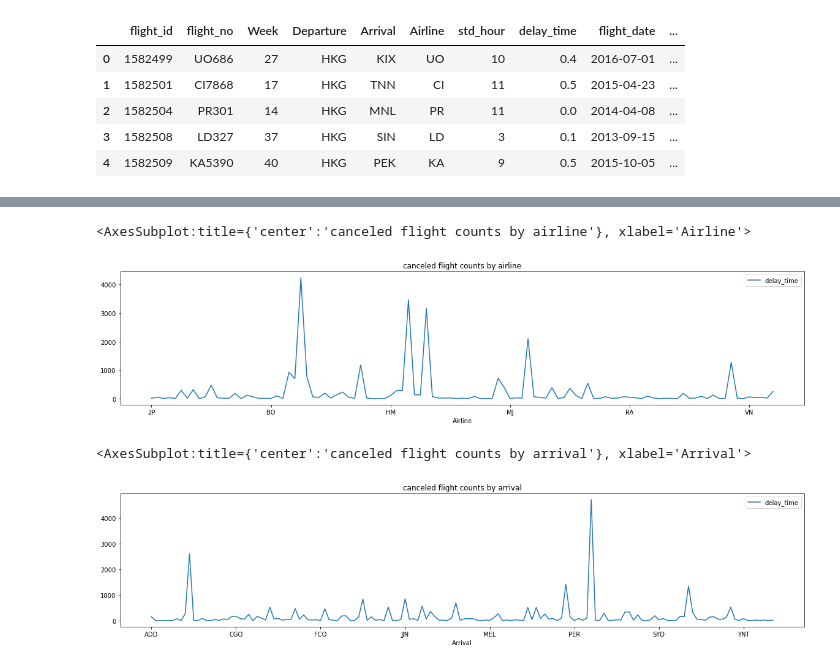
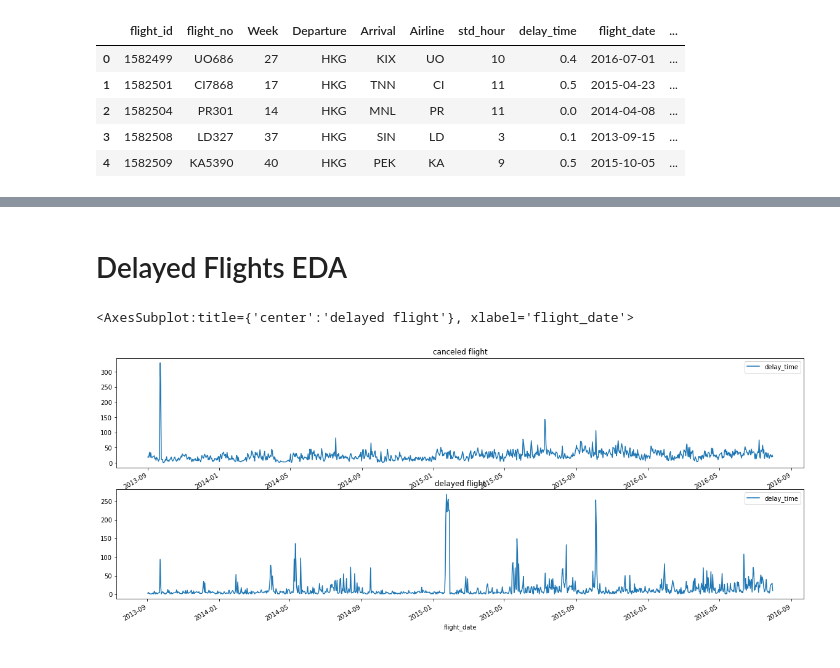
Before and after one commit to timsu27/flight_delays, a Jupyter notebook: flight_delays.ipynb, the cells around one changed output, grey strips where cells are left out. Drawn from its saved outputs; the diff is of its cells as text; code cells hidden in the pictures.

Commit message:
canceled & delayed update

```diff
--- a/flight_delays.ipynb
+++ b/flight_delays.ipynb
@@ -50,12 +38,4 @@ cancel_flights[['flight_year', 'flight_month','delay_time']].groupby(['flight_ye
-# %%
-cancel_flights = df[df.delay_time == 9999]
-cancel_flights[['Airline','delay_time']].groupby(['Airline']).count().plot(title="canceled flight counts by airline", figsize=(20,4))
-# %% [output]
-<AxesSubplot:title={'center':'canceled flight counts by airline'}, xlabel='Airline'>
-[figure, removed]
-# %%
-cancel_flights = df[df.delay_time == 9999]
-cancel_flights[['Arrival','delay_time']].groupby(['Arrival']).count().plot(title="canceled flight counts by arrival", figsize=(20,4))
-# %% [output]
-<AxesSubplot:title={'center':'canceled flight counts by arrival'}, xlabel='Arrival'>
-[figure, removed]
+# %% [markdown]
+# Delayed Flights EDA
+# %%
+delayed_flights = df[(df.delay_time >= 3)&(df.delay_time != 9999)]
@@ -61,0 +44,8 @@ cancel_flights[['Arrival','delay_time']].groupby(['Arrival']).count().plot(title
+# %%
+fig, ax=plt.subplots(nrows=2, ncols=1, figsize=(20, 8))
+
+cancel_flights[['flight_date','delay_time']].groupby(['flight_date']).count().plot(title="canceled flight", ax=ax[0])
+delayed_flights[['flight_date','delay_time']].groupby(['flight_date']).count().plot(title="delayed flight", ax=ax[1])
+# %% [output]
+<AxesSubplot:title={'center':'delayed flight'}, xlabel='flight_date'>
+[figure, added]
```
Also changed, not shown: parts of 7 cells of this notebook.
